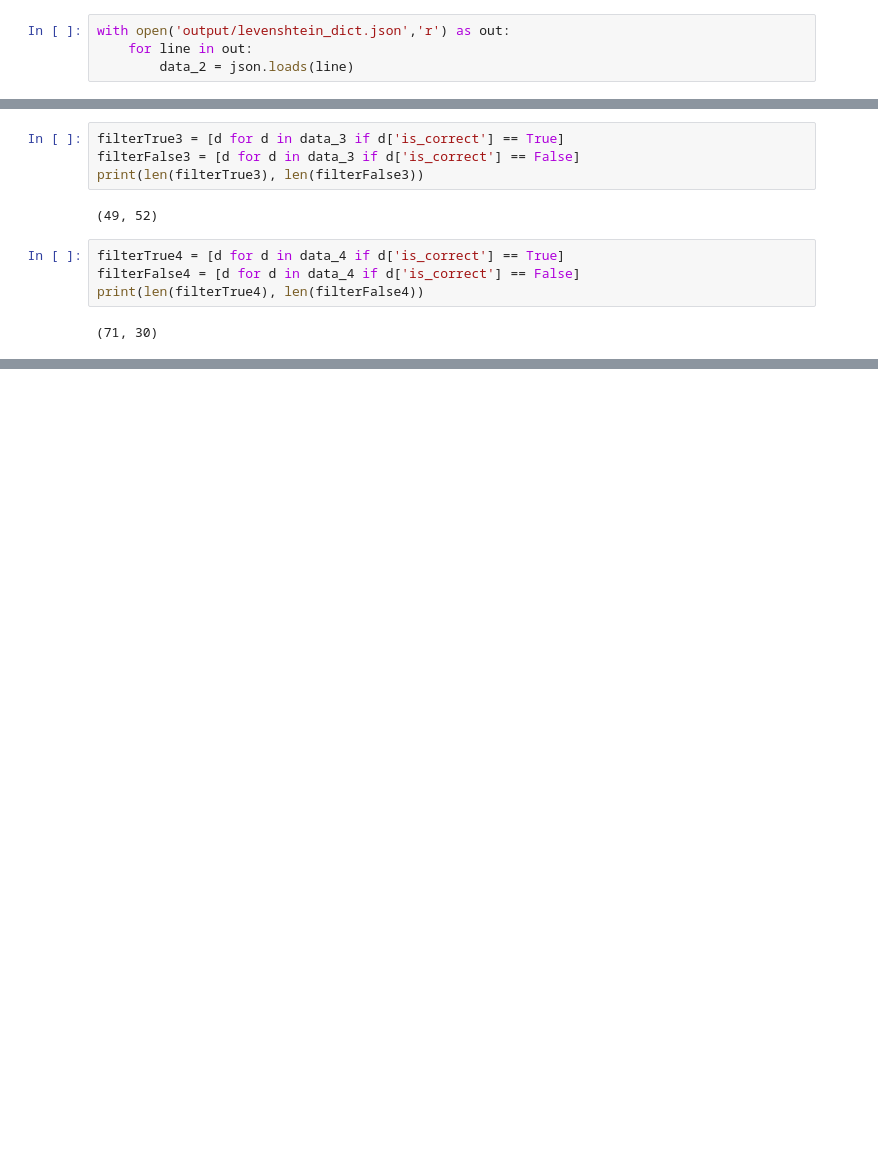
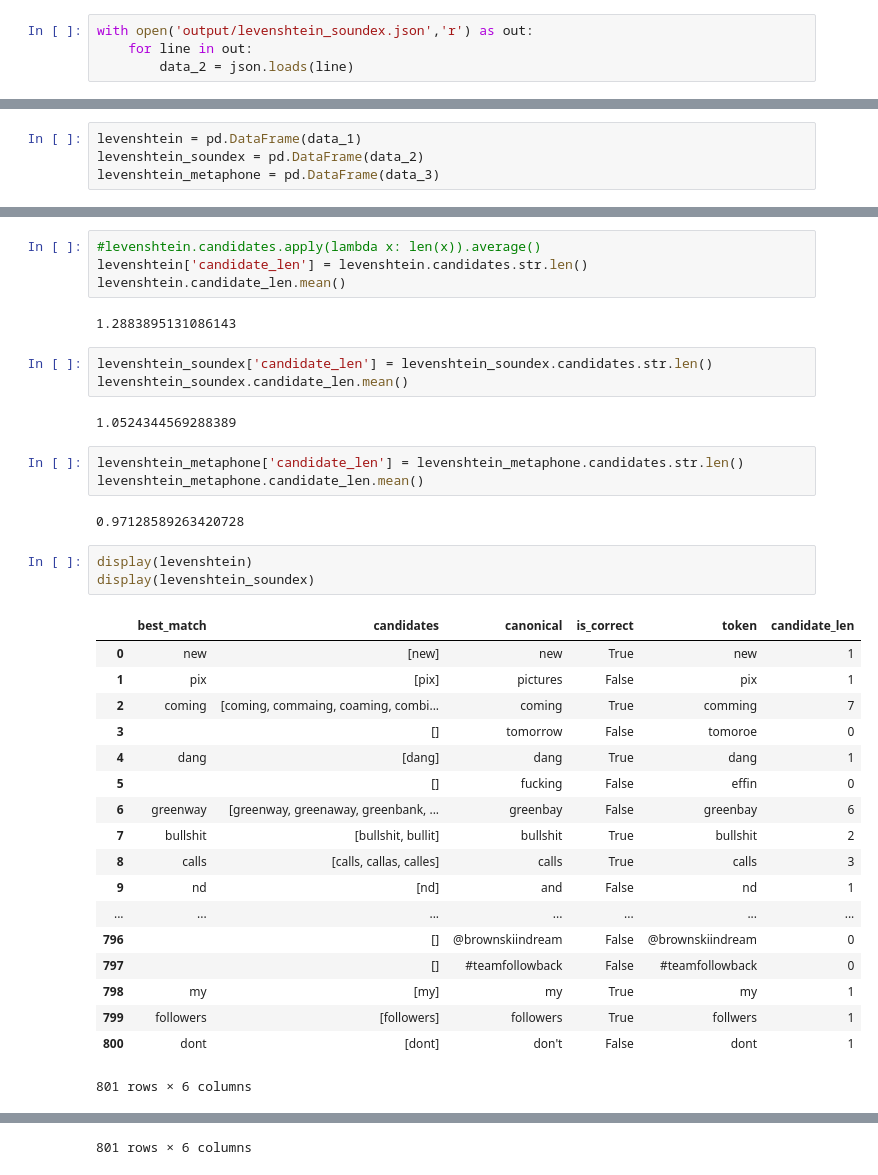
Before and after one commit to martindavid/twitter-lexical-normalisation, a Jupyter notebook: Similarity Analysis.ipynb, the cells around one changed output, grey strips where cells are left out. Drawn from its saved outputs; the diff is of its cells as text; blank space fills up the shorter version.

```diff
--- a/Similarity Analysis.ipynb
+++ b/Similarity Analysis.ipynb
@@ -5,6 +7,6 @@ with open('output/levenshtein_dict.json','r') as out:
     for line in out:
         data_1 = json.loads(line)
 # %%
-with open('output/levenshtein_dict.json','r') as out:
+with open('output/levenshtein_soundex.json','r') as out:
     for line in out:
         data_2 = json.loads(line)
@@ -14,0 +17,4 @@ print(len(data_1),len(data_2))
+# %%
+levenshtein = pd.DataFrame(data_1)
+levenshtein_soundex = pd.DataFrame(data_2)
+levenshtein_metaphone = pd.DataFrame(data_3)
@@ -39,12 +45,38 @@ print(len(data_3), len(data_4))
-# %%
-filterTrue3 = [d for d in data_3 if d['is_correct'] == True]
-filterFalse3 = [d for d in data_3 if d['is_correct'] == False]
-print(len(filterTrue3), len(filterFalse3))
-# %% [output]
-(49, 52)
-# %%
-filterTrue4 = [d for d in data_4 if d['is_correct'] == True]
-filterFalse4 = [d for d in data_4 if d['is_correct'] == False]
-print(len(filterTrue4), len(filterFalse4))
-# %% [output]
-(71, 30)
+# %%
+#levenshtein.candidates.apply(lambda x: len(x)).average()
+levenshtein['candidate_len'] = levenshtein.candidates.str.len()
+levenshtein.candidate_len.mean()
+# %% [output]
+1.2883895131086143
+# %%
+levenshtein_soundex['candidate_len'] = levenshtein_soundex.candidates.str.len()
+levenshtein_soundex.candidate_len.mean()
+# %% [output]
+1.0524344569288389
+# %%
+levenshtein_metaphone['candidate_len'] = levenshtein_metaphone.candidates.str.len()
+levenshtein_metaphone.candidate_len.mean()
+# %% [output]
+0.97128589263420728
+# %%
+display(levenshtein)
+display(levenshtein_soundex)
+# %% [output]
+|  | best_match | candidates | canonical | is_correct | token | candidate_len |
+| 0 | new | [new] | new | True | new | 1 |
+| 1 | pix | [pix] | pictures | False | pix | 1 |
+| 2 | coming | [coming, commaing, coaming, combi... | coming | True | comming | 7 |
+| 3 |  | [] | tomorrow | False | tomoroe | 0 |
+| 4 | dang | [dang] | dang | True | dang | 1 |
+| 5 |  | [] | fucking | False | effin | 0 |
+| 6 | greenway | [greenway, greenaway, greenbank, ... | greenbay | False | greenbay | 6 |
+| 7 | bullshit | [bullshit, bullit] | bullshit | True | bullshit | 2 |
+| 8 | calls | [calls, callas, calles] | calls | True | calls | 3 |
+| 9 | nd | [nd] | and | False | nd | 1 |
+| ... | ... | ... | ... | ... | ... | ... |
+| 796 |  | [] | @brownskiindream | False | @brownskiindream | 0 |
+| 797 |  | [] | #teamfollowback | False | #teamfollowback | 0 |
+| 798 | my | [my] | my | True | my | 1 |
+| 799 | followers | [followers] | followers | True | follwers | 1 |
+| 800 | dont | [dont] | don't | False | dont | 1 |
+801 rows × 6 columns
@@ -50,0 +100 @@ print(len(filterTrue4), len(filterFalse4))
+801 rows × 6 columns
```
Also changed, not shown: parts of 14 cells of this notebook, 2 other files.
